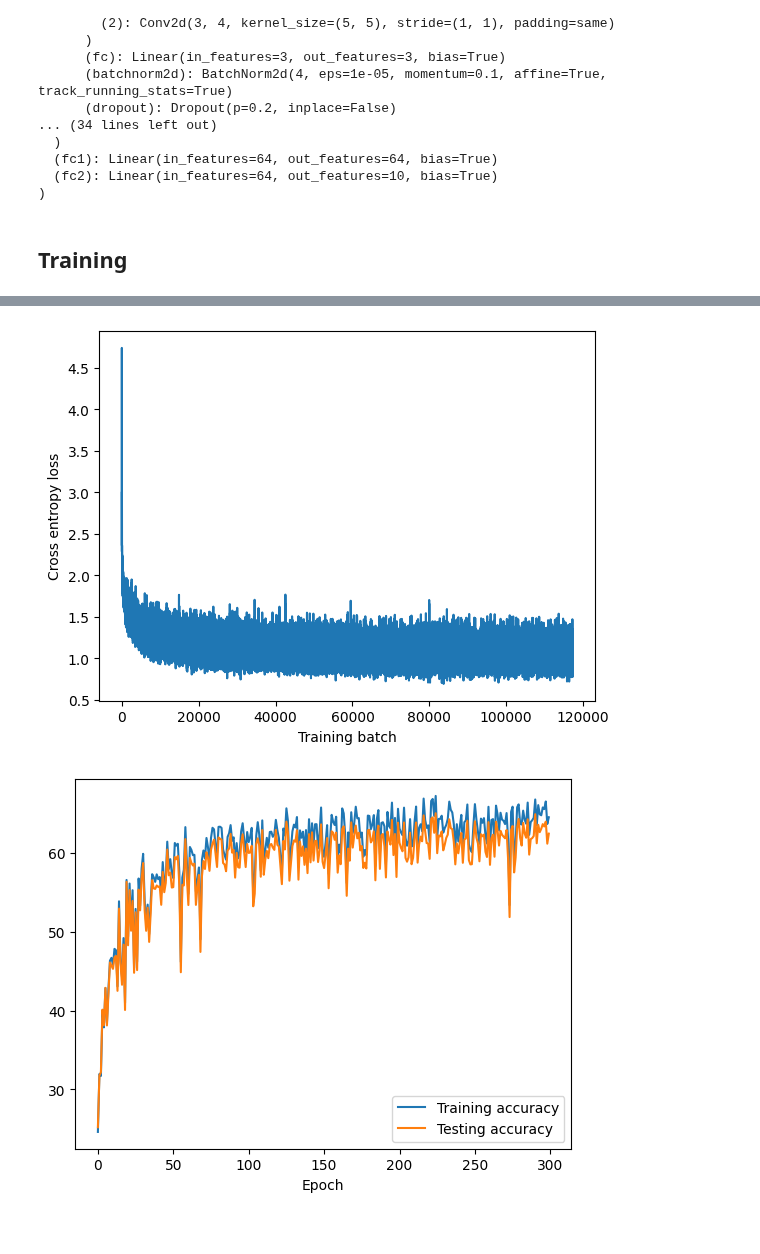
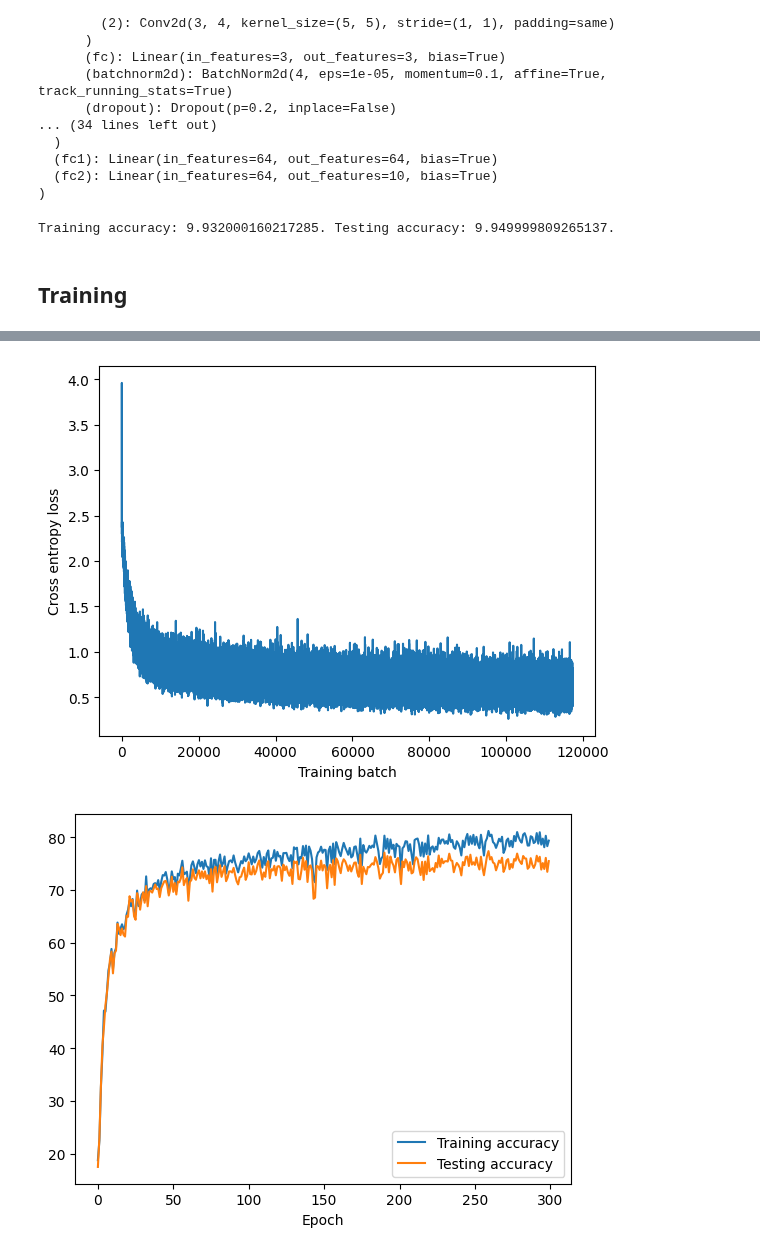
Before and after one commit to dibahk/CIFAR-10-Image-Classification, a Jupyter notebook: Coursework.ipynb, the cells around one changed output, grey strips where cells are left out. Drawn from its saved outputs; the diff is of its cells as text; code cells hidden in the pictures.

```diff
--- a/Coursework.ipynb
+++ b/Coursework.ipynb
@@ -18,24 +20,25 @@ def load_data_CIFAR10(batch_size, resize=None):
     train_trans = [
         torchvision.transforms.RandomHorizontalFlip(p=0.5),
         torchvision.transforms.RandomCrop(32, padding=4),
-        torchvision.transforms.RandomRotation(degree=15),
+        torchvision.transforms.RandomRotation(degrees=4),
         torchvision.transforms.ToTensor(),
-        torchvision.transforms.Normalize(mean=[0.5, 0.5, 0.5],
-            std=[0.5, 0.5, 0.5])
+        torchvision.transforms.Normalize(mean=[0.485, 0.456, 0.406],
+            std=[0.229, 0.224, 0.225])
         ]
     if resize:
         trans.insert(0, torchvision.transforms.Resize(resize))
-    train_trans = torchvision.transforms.Compose(trans)
+    train_trans = torchvision.transforms.Compose(train_trans)
+    # the values for mean and std are based on ImageNet common choice
     test_trans = [
         torchvision.transforms.ToTensor(),
-        torchvision.transforms.Normalize(mean=[0.5, 0.5, 0.5],
-            std=[0.5, 0.5, 0.5])
+        torchvision.transforms.Normalize(mean=[0.485, 0.456, 0.406],
+            std=[0.229, 0.224, 0.225])
     ]
     test_trans = torchvision.transforms.Compose(test_trans)
     mnist_train = torchvision.datasets.CIFAR10(
-        root="./data", train=True, transform=trans, download=True)
+        root="./data", train=True, transform=train_trans, download=True)
     mnist_test = torchvision.datasets.CIFAR10(
-        root="./data", train=False, transform=trans, download=True)
+        root="./data", train=False, transform=test_trans, download=True)
     return (torch.utils.data.DataLoader(mnist_train, batch_size, shuffle=True,
                             num_workers=2),
             torch.utils.data.DataLoader(mnist_test, batch_size, shuffle=False,
@@ -118,17 +82,13 @@ class BlockGen(nn.Module):
     def forward(self, x):
         m = torch.mean(torch.flatten(x, 2), dim=2)
         a = self.fc(m)
-        x = self.relu(x)
+
         model = self.model
         out_list = []
         for i, mod in enumerate(model):
             weight = a[:, i].unsqueeze(1).unsqueeze(2).unsqueeze(3)
-            # out = x
             out = mod(x)
-            # for model in mod:
-                # out = model(out)
-
-            out_list.append(weight * out)
+            out_list.append(weight * self.relu(out))
 
         output = torch.sum(torch.stack(out_list), dim=0)
-        return self.dropout(self.batchnorm2d(output))
+        return self.batchnorm2d(output)
@@ -225,7 +160,7 @@ FinalModel(
 # %%
 loss = torch.nn.CrossEntropyLoss()
 # %%
-lr = 0.06
+lr = 0.05
 optimizer = torch.optim.Adam(model.parameters(), lr=lr)
 # %%
 def correct(logits, y):
@@ -244,8 +179,10 @@ def evaluate_metric(model, data_iter, metric):
         n += len(y)
     return c*100 / n
 # %%
-# model.eval()
-# print(f'Training accuracy: {evaluate_metric(model, train_iter, correct)}. Testing accuracy: {evaluate_metric(model, test_iter, correct)}.')
+model.eval()
+print(f'Training accuracy: {evaluate_metric(model, train_iter, correct)}. Testing accuracy: {evaluate_metric(model, test_iter, correct)}.')
+# %% [output]
+Training accuracy: 9.932000160217285. Testing accuracy: 9.949999809265137.
 # %% [markdown]
 ## Training
 # %%
@@ -253,7 +190,7 @@ losses = [] # Stores the loss for each training batch
 train_accs = [] # Stores the training accuracy after each epoch
 test_accs = [] # Stores the testing accuracy after each epoch
 
-num_epochs = 200
+num_epochs = 300
 for epoch in range(num_epochs):
     print(f'\nEpoch {epoch + 1}/{num_epochs}.')
     start_time = time.perf_counter()
@@ -310,5 +247,5 @@ Training accuracy: 64.52799987792969. Testing accuracy: 62.45000076293945. Durat
-[figure, old version]
+[figure, new version]
-[figure, old version]
+[figure, new version]
 # %%
 print('best train accuracy: {}'.format(max(train_accs)))
 highest_value_index = max(enumerate(train_accs), key=lambda x: x[1])[0]
```
Also changed, not shown: parts of 9 cells of this notebook.
